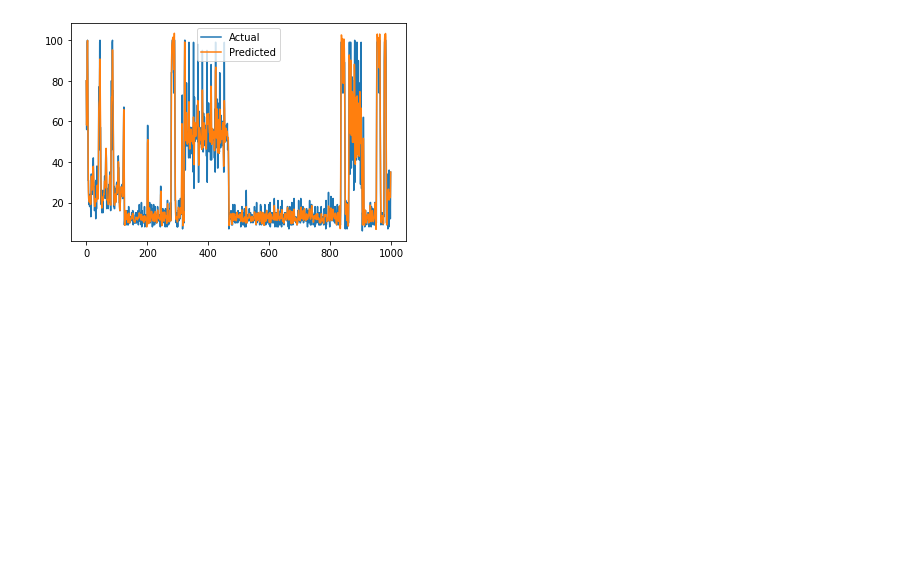
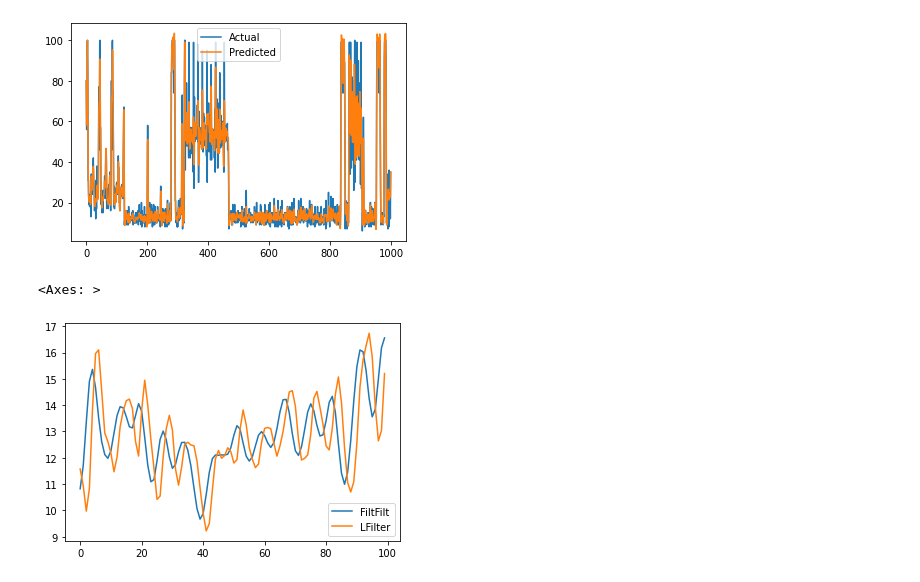
Before and after one commit to dipayan2/ARMAModel, a Jupyter notebook: Train_TestModel.ipynb, the cells around one changed output. Saved outputs shown, nothing was run; the diff lists cells and outputs as text; code cells hidden in the pictures; blank space fills up the shorter version.

```diff
--- a/Train_TestModel.ipynb
+++ b/Train_TestModel.ipynb
@@ -1483,3 +1657,40 @@ df_p[['Actual','Predicted']].plot()
 [figure]
 # %%
 # Low
+# %%
+from scipy.signal import lfilter
+def butter_filter(data, cutoff, fs=2.0, order=2,passtype='low'):
+    nyq = 0.5*fs
+    normal_cutoff = cutoff / nyq
+    # Get the filter coefficients
+    b, a = butter(order, normal_cutoff, btype=passtype, analog=False)
+    y = filtfilt(b, a, data)
+    y = np.array(y)
+    return y
+def butter_lfilter(data, cutoff, fs=2.0, order=2,passtype='low'):
+    nyq = 0.5*fs
+    normal_cutoff = cutoff / nyq
+    # Get the filter coefficients
+    b, a = butter(order, normal_cutoff, btype=passtype, analog=False)
+    y = lfilter(b, a, data)
+    y = np.array(y)
+    return y
+# %%
+# utilData = getNewDataFrame('./UtilTestFinal')
+PASS='low'
+df_raw = pd.DataFrame()
+df_raw['endog'] = utilData.bUtil
+dx = df_raw.endog.to_numpy()
+dy = np.clip(butter_filter(df_raw.endog.to_numpy(),0.25,passtype=PASS),-100,100)
+dz = np.clip(butter_lfilter(df_raw.endog.to_numpy(),0.25,passtype=PASS),-100,100)
+df_plot = pd.DataFrame()
+df_plot['Actual'] = dx[7600:7700]
+df_plot['FiltFilt'] = dy[7600:7700]
+df_plot['LFilter'] = dz[7600:7700]
+# df_plot[['Actual','FiltFilt','LFilter']].plot()
+# df_plot[['Actual','FiltFilt']].plot()
+# df_plot[['Actual','LFilter']].plot()
+df_plot[['FiltFilt','LFilter']].plot()
+# %% [output]
+<Axes: >
+[figure, added]
```
Also changed, not shown: parts of 52 cells of this notebook, 1 other file.
